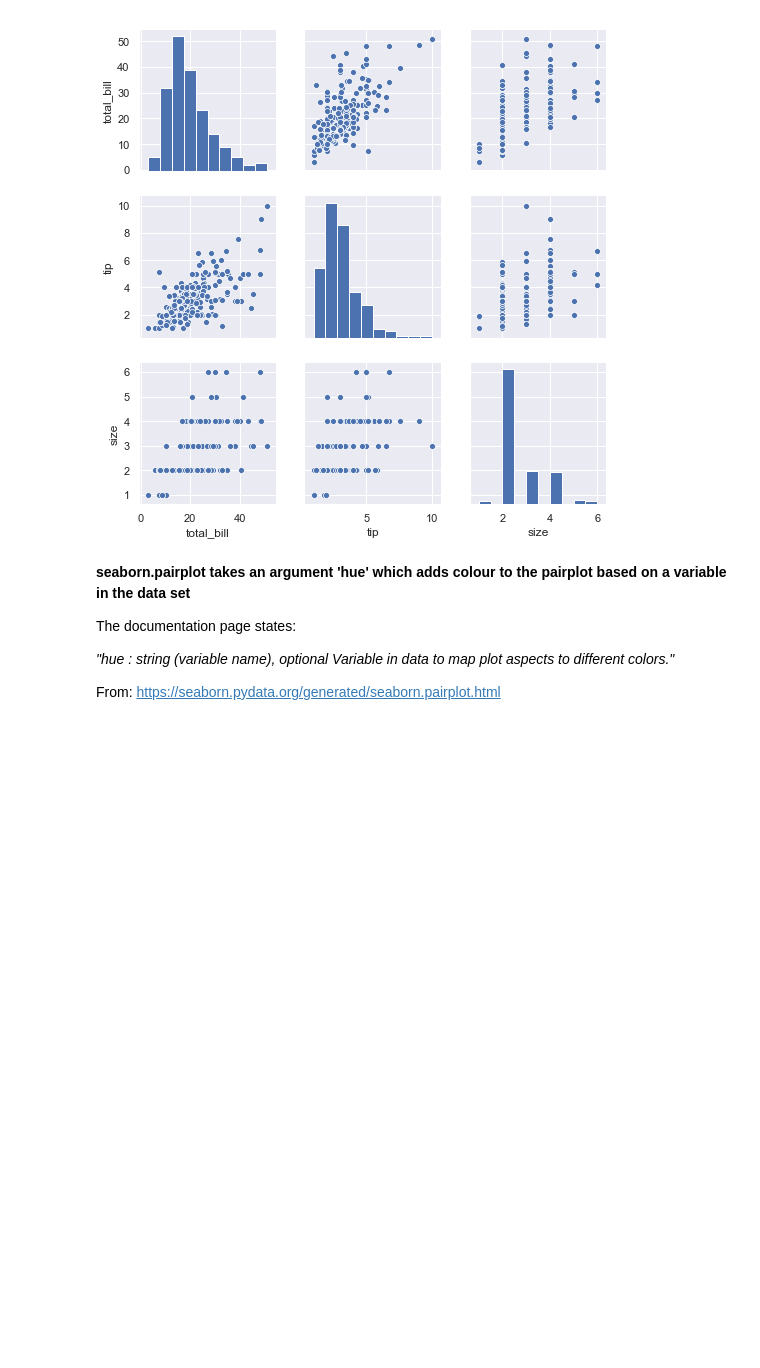
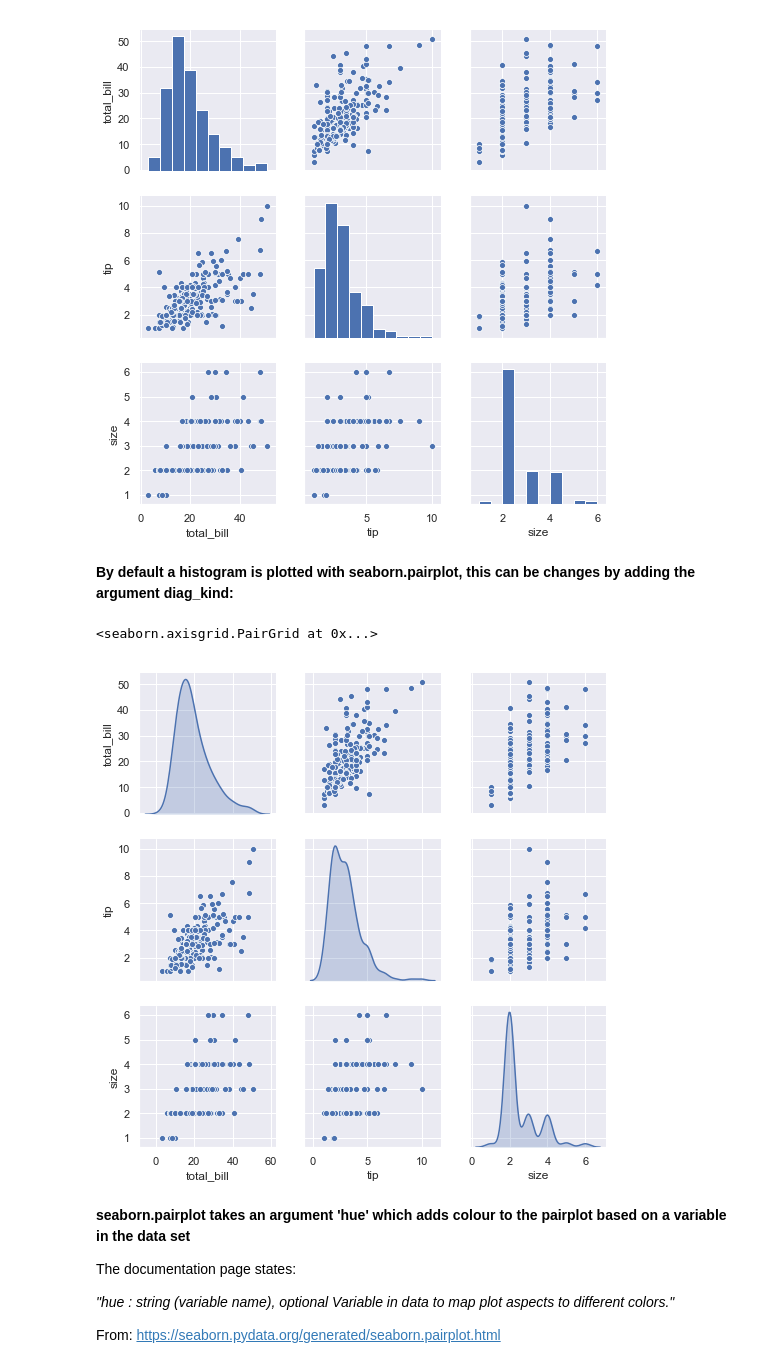
Before and after one commit to johndunne2019/Fundamentals-of-Data-Analysis-Project-2019, a Jupyter notebook: Tips-Dataset.ipynb, the cells around one changed output. Drawn from its saved outputs; the diff is of its cells as text; code cells hidden in the pictures; blank space fills up the shorter version.

Commit message:
seaborn.pairplot added a new plot

```diff
--- a/Tips-Dataset.ipynb
+++ b/Tips-Dataset.ipynb
@@ -317,6 +323,8 @@ _"I’m still amazed that one simple line of code gives us this entire plot! The
 
 From: https://towardsdatascience.com/visualizing-data-with-pair-plots-in-python-f228cf529166
 # %%
+df = pd.read_csv("https://raw.githubusercontent.com/johndunne2019/Fundamentals-of-Data-Analysis-Project-2019/master/Tips.csv")
+# pandas.read_csv function used to read in the Tips data set from my repository
 sns.pairplot(df)
 # Seaborn is able to read the dataframe (df) from pandas
 # seaborn.pairplot by default plots a histogram when the hue argument is not used
@@ -324,6 +332,16 @@ sns.pairplot(df)
 # %% [output]
 <seaborn.axisgrid.PairGrid at 0x...>
 [figure]
+# %% [markdown]
+**By default a histogram is plotted with seaborn.pairplot, this can be changes by adding the argument diag_kind:**
+# %%
+sns.pairplot(df, diag_kind = 'kde')
+# the argument diag_kind is used to change the type of plot to a density plot
+# if the argument hue was used the default plot would be density plot
+# when the argument hue is not used then the default plot in seaborn pairplot is a histogram
+# %% [output]
+<seaborn.axisgrid.PairGrid at 0x...>
+[figure, added]
 # %% [markdown]
 **seaborn.pairplot takes an argument 'hue' which adds colour to the pairplot based on a variable in the data set**
 
```
Also changed, not shown: parts of 9 cells of this notebook.
